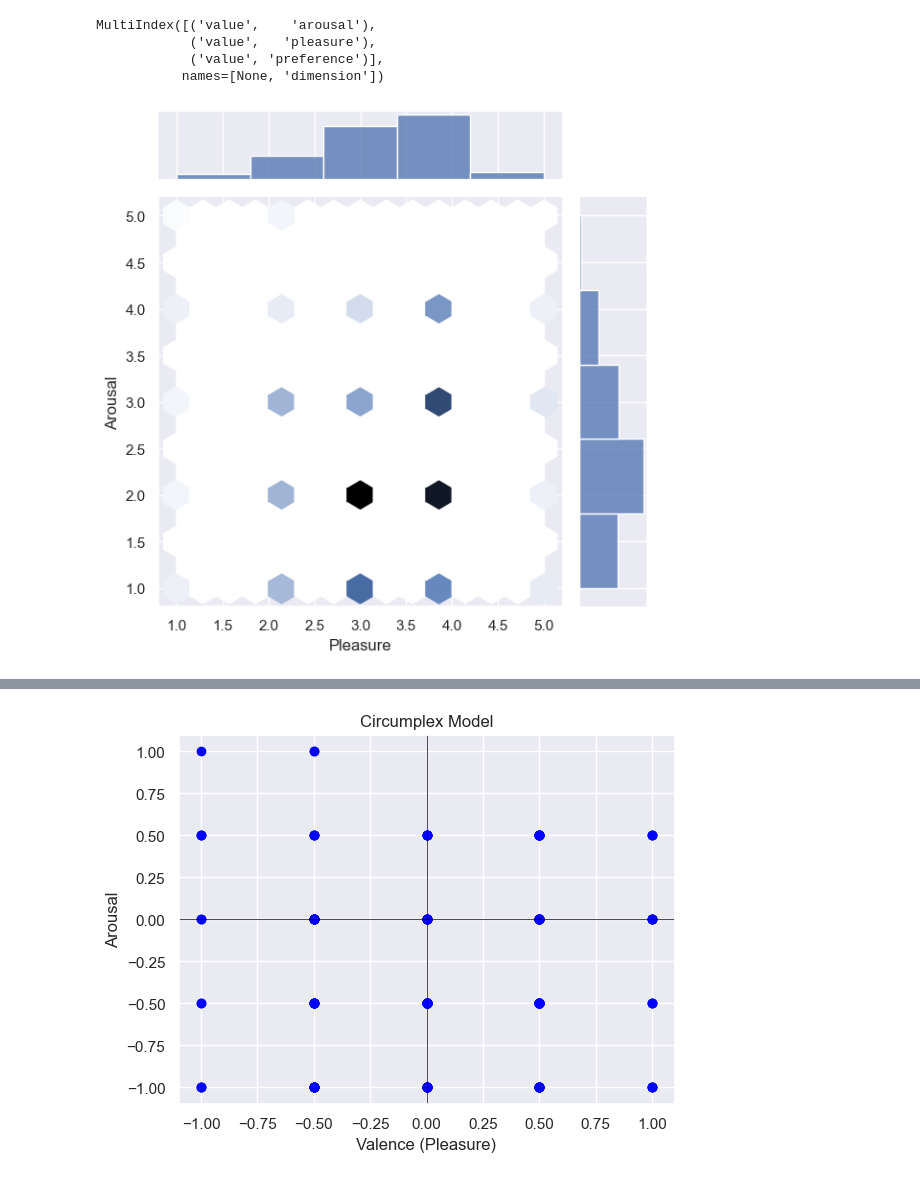
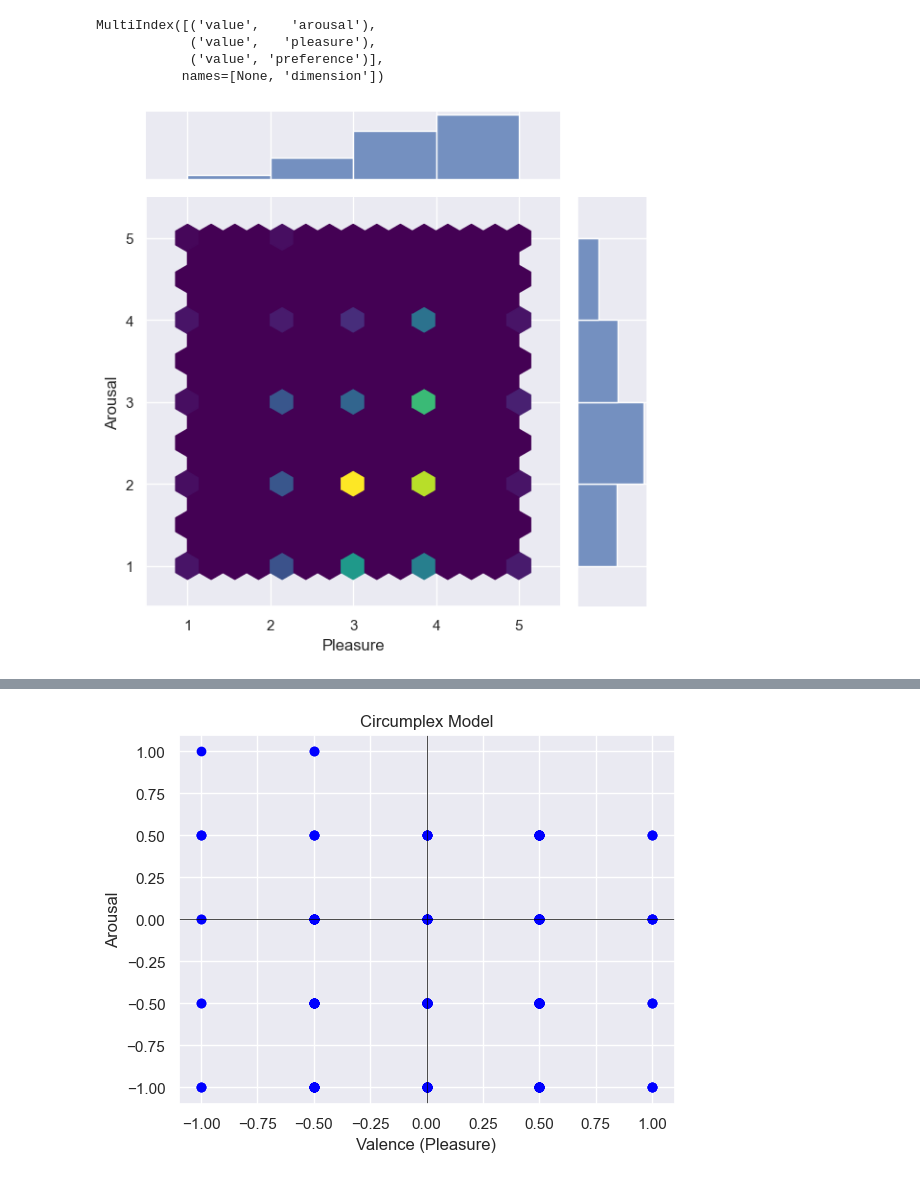
Before and after one commit to gsailer/eeg-music, a Jupyter notebook: eeg_music/notebooks/emotions.ipynb, the cells around one changed output, grey strips where cells are left out. Saved outputs shown, nothing was run; the diff lists cells and outputs as text; code cells hidden in the pictures.

```diff
--- a/eeg_music/notebooks/emotions.ipynb
+++ b/eeg_music/notebooks/emotions.ipynb
@@ -7,7 +7,7 @@ import matplotlib.pyplot as plt
 # %%
 sns.set()
 # %%
-BASE_PATH = "../data/02_EYODF Pilot Data/Pilot (Same Songs)"
+BASE_PATH = "../data/raw/02_EYODF Pilot Data/Pilot (Same Songs)"
 OTREE_PATH = os.path.join(BASE_PATH, "all_participants_otree.csv")
 
 NUMBER_OF_TRACKS = 41
@@ -72,19 +72,24 @@ MultiIndex([('value',    'arousal'),
 # %%
 # Create a joint plot with marginal histograms
 g = sns.jointplot(
     data=e,
     x=("value", 'pleasure'),
     y=("value", 'arousal'),
     #alpha=0.7,
     kind="hex",
-    marginal_kws=dict(bins=5)
+    marginal_kws=dict(bins=[1, 2, 3, 4, 5])
 )
 
 # Adjust the plot aesthetics
 g.set_axis_labels('Pleasure', 'Arousal')
+g.ax_joint.set_xlim(0.5, 5.5)
+g.ax_joint.set_ylim(0.5, 5.5)
+
+g.ax_joint.collections[0].set_cmap('viridis')
+g.ax_joint.grid(True)
+
 g.fig.tight_layout()
-
 # Show the plot
 plt.show()
 # %% [output]
-[figure, old version]
+[figure, new version]
```
Also changed, not shown: parts of 11 cells of this notebook, 6 other files.
